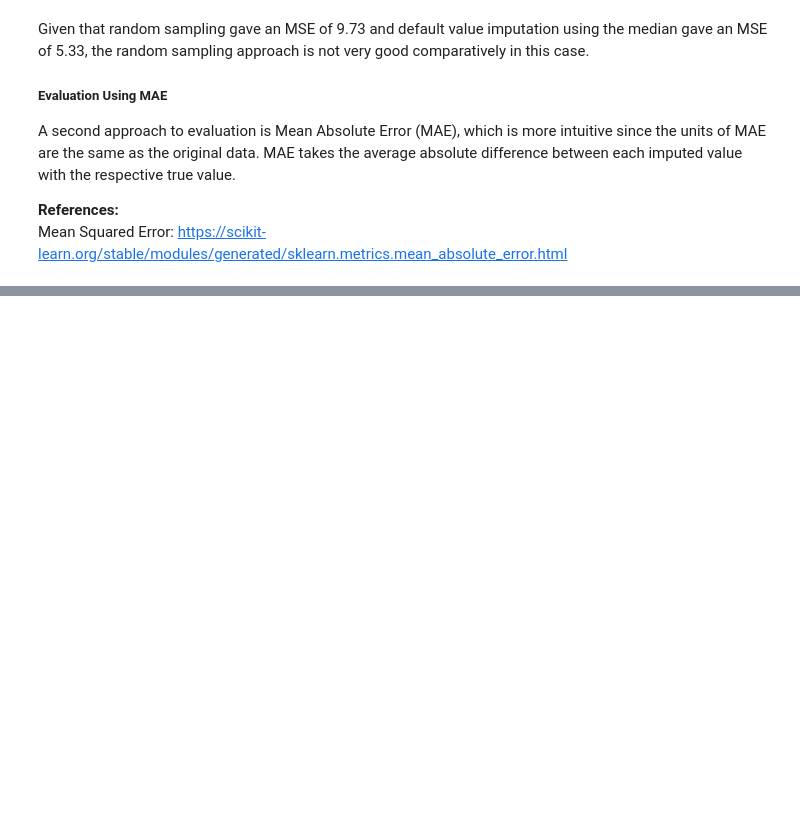
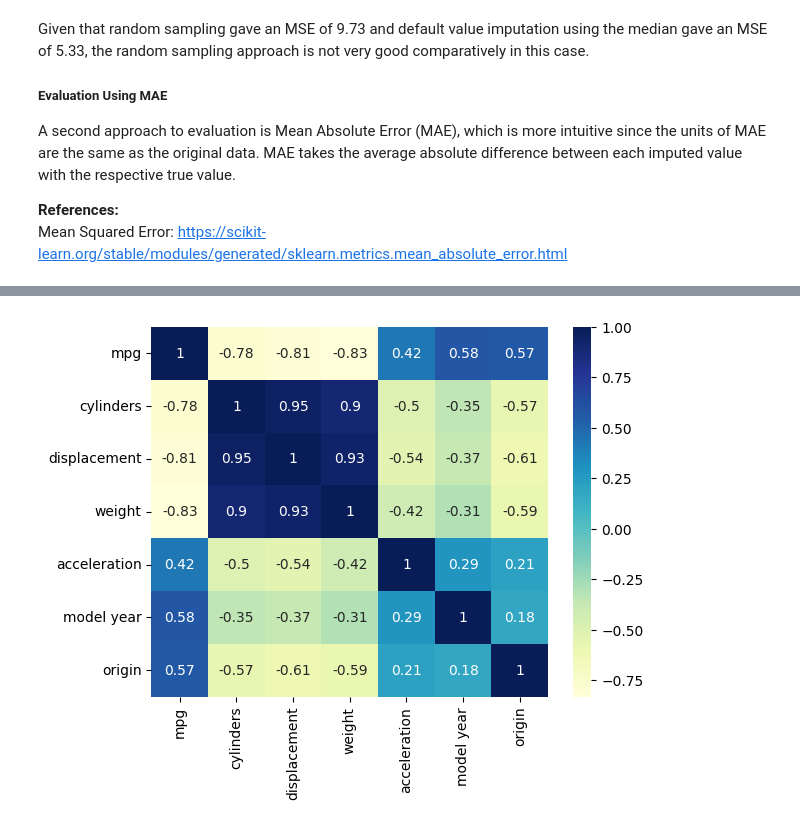
Before and after one commit to Natasa127/CSI4142-A2, a Jupyter notebook: Imputation.ipynb, the cells around one changed output, grey strips where cells are left out. Cells and saved outputs as stored; diff of their text form; code cells hidden in the pictures; blank space fills up the shorter version.

Commit message:
Imputation Test 2: Correlational Imputation

```diff
--- a/Imputation.ipynb
+++ b/Imputation.ipynb
@@ -213,0 +236,8 @@ Despite the random sampling MSE being notably worse than the default value imput
+# %%
+# Plot correlation heatmap
+correlation_heatmap = sns.heatmap(auto_df.corr(numeric_only=True), cmap="YlGnBu", annot=True)
+
+# Displaying heatmap
+plt.show()
+# %% [output]
+[figure, added]
```
Also changed, not shown: parts of 25 cells of this notebook.
